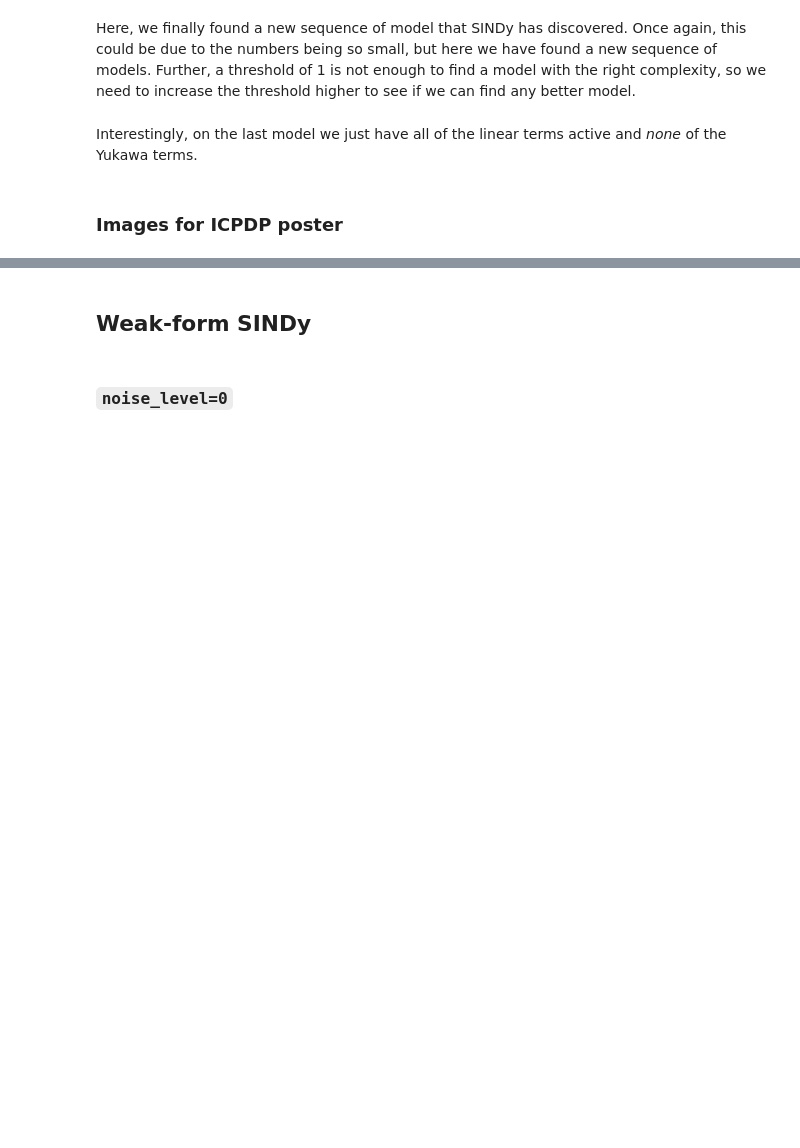
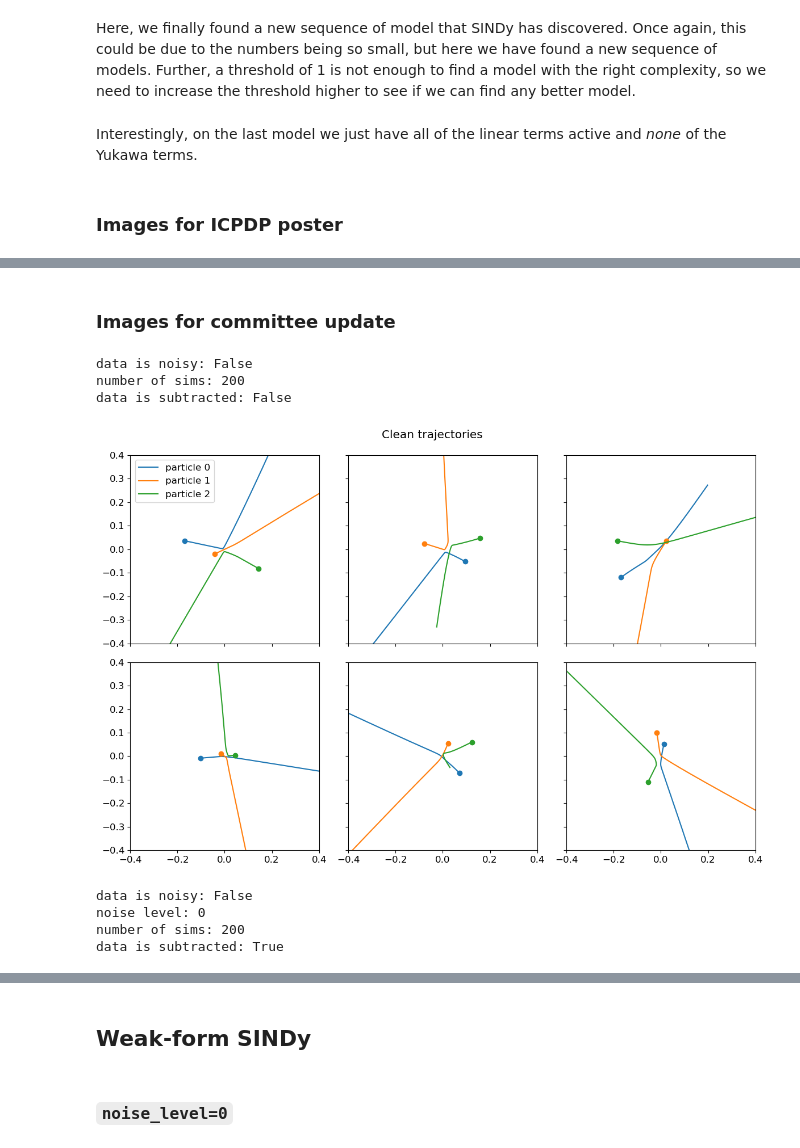
Before and after one commit to zbrookshowe/yukawa-sindy, a Jupyter notebook: 3body_noise_analysis.ipynb, the cells around one changed output, grey strips where cells are left out. Cells and saved outputs as stored; diff of their text form; code cells hidden in the pictures; blank space fills up the shorter version.

```diff
--- a/3body_noise_analysis.ipynb
+++ b/3body_noise_analysis.ipynb
@@ -302,3 +294,5 @@ fig.show()
 len(nonoise_models[0].get_feature_names())
 # %%
 nonoise_models[0].get_feature_names()
+# %% [markdown]
+### Images for committee update
@@ -304,0 +307,15 @@ nonoise_models[0].get_feature_names()
+# %%
+# sanity checks to see if noise was added, how many sims there are, and whether data was actually subtracted
+print("data is noisy:", sim_list[0].is_noisy)
+print("number of sims:", len(sim_list))
+print("data is subtracted:", sim_list[0].is_subtracted)
+# %% [output]
+data is noisy: False
+number of sims: 200
+data is subtracted: False
+# %%
+fig, axs =y3.plot_multiple(sim_list,6)
+fig.suptitle("Clean trajectories")
+fig.tight_layout()
+# %% [output]
+[figure, added]
@@ -304,0 +333,11 @@ nonoise_models[0].get_feature_names()
+# %%
+# sanity checks to see if noise was added, how many sims there are, and whether data was actually subtracted
+print("data is noisy:", sim_list[0].is_noisy)
+print("noise level:", sim_list[0].noise_level)
+print("number of sims:", len(sim_list))
+print("data is subtracted:", sim_list[0].is_subtracted)
+# %% [output]
+data is noisy: False
+noise level: 0
+number of sims: 200
+data is subtracted: True
```
Also changed, not shown: parts of 11 cells of this notebook.
